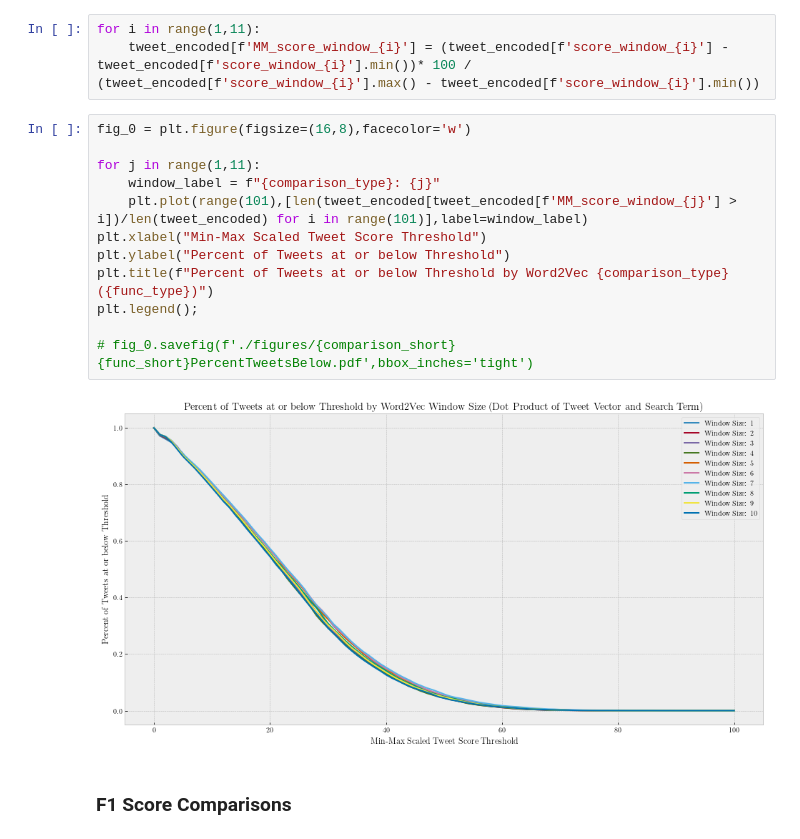
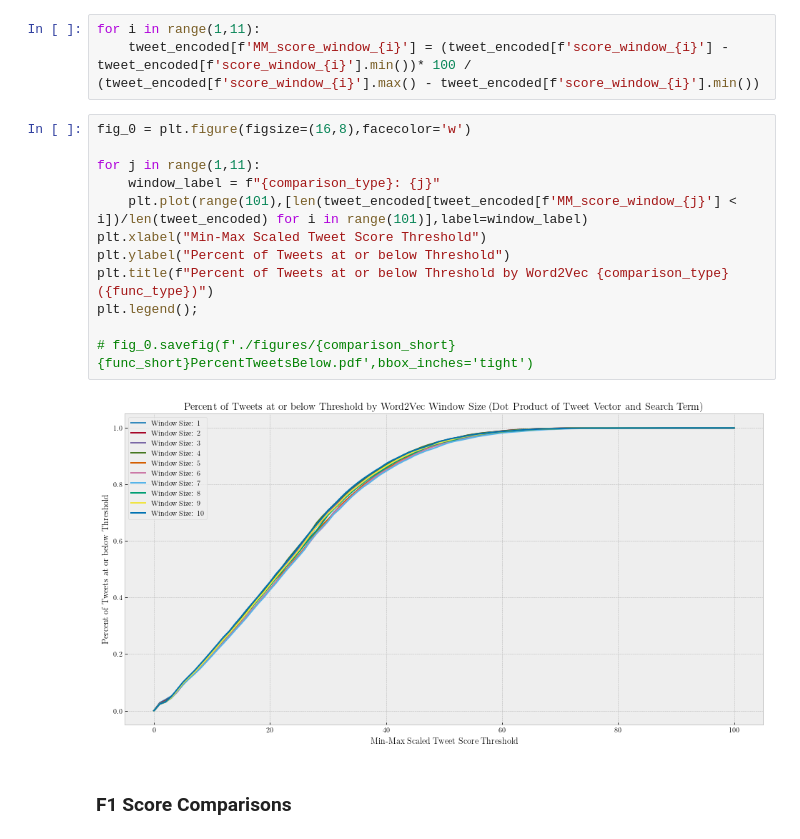
Before and after one commit to brownworth/TwitterDisaster, a Jupyter notebook: ThesisCode.ipynb, the cells around one changed output. Drawn from its saved outputs; the diff is of its cells as text.

```diff
--- a/ThesisCode.ipynb
+++ b/ThesisCode.ipynb
@@ -508,17 +508,17 @@ for i in range(1,11):
 # %%
 fig_0 = plt.figure(figsize=(16,8),facecolor='w')
 
 for j in range(1,11):
     window_label = f"{comparison_type}: {j}"
-    plt.plot(range(101),[len(tweet_encoded[tweet_encoded[f'MM_score_window_{j}'] > i])/len(tweet_encoded) for i in range(101)],label=window_label)
+    plt.plot(range(101),[len(tweet_encoded[tweet_encoded[f'MM_score_window_{j}'] < i])/len(tweet_encoded) for i in range(101)],label=window_label)
 plt.xlabel("Min-Max Scaled Tweet Score Threshold")
 plt.ylabel("Percent of Tweets at or below Threshold")
 plt.title(f"Percent of Tweets at or below Threshold by Word2Vec {comparison_type} ({func_type})")
 plt.legend();
 
 # fig_0.savefig(f'./figures/{comparison_short}{func_short}PercentTweetsBelow.pdf',bbox_inches='tight')
 # %% [output]
-[figure, old version]
+[figure, new version]
 # %% [markdown]
 ### F1 Score Comparisons
 # %%
```
Also changed, not shown: parts of 11 cells of this notebook.
